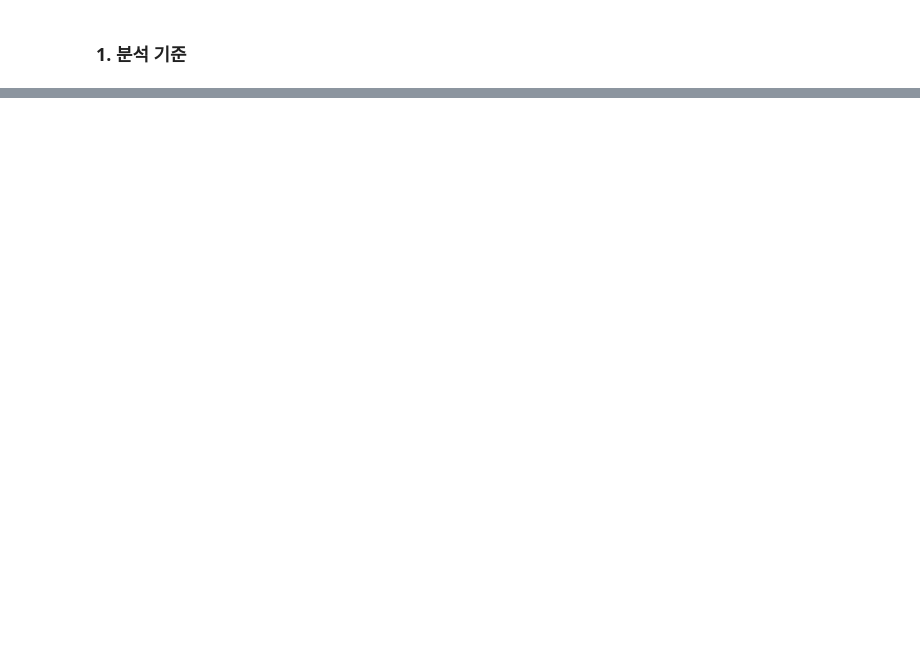
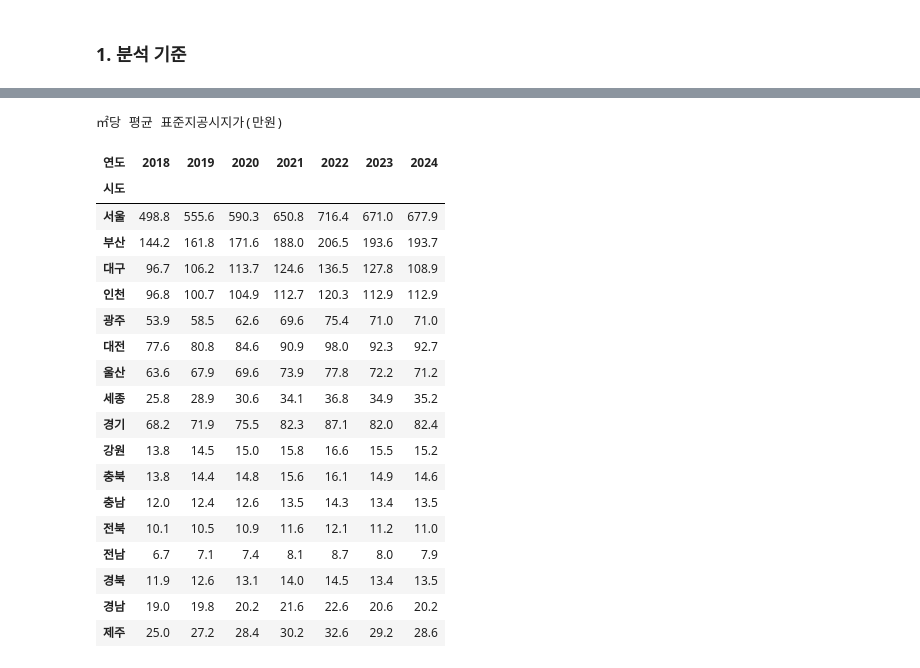
Before and after one commit to SID12g/uos-stat-data, a Jupyter notebook: 시도별 지가와 요양시설 잔여정원 상관관계/main.ipynb, the cells around one changed output, grey strips where cells are left out. Saved outputs shown, nothing was run; the diff lists cells and outputs as text; code cells hidden in the pictures; blank space fills up the shorter version.

```diff
--- a/시도별 지가와 요양시설 잔여정원 상관관계/main.ipynb
+++ b/시도별 지가와 요양시설 잔여정원 상관관계/main.ipynb
@@ -440,0 +151,72 @@ print("검증 통과")
+# %%
+def to_short(name):
+    """'서울Seoul', '서울 Seoul' 같은 표기를 '서울'로 맞춘다."""
+    return next(s for s in SIDO if str(name).startswith(s))
+
+
+facility_raw = pd.read_csv(FACILITY_FILE)
+facility = pd.DataFrame({
+    "연도": facility_raw["연도"],
+    "시도": facility_raw["시도"].map(to_short),
+    "정원": facility_raw["노인의료복지시설_노인요양시설_정원"] + facility_raw["노인의료복지시설_노인요양공동생활가정_정원"],
+    "현원": facility_raw["노인의료복지시설_노인요양시설_현원"] + facility_raw["노인의료복지시설_노인요양공동생활가정_현원"],
+})
+
+hospital_raw = pd.read_csv(HOSPITAL_FILE)
+hospital = pd.DataFrame({
+    "연도": hospital_raw["연도"],
+    "시도": hospital_raw["시도"].map(to_short),
+    "요양병원수": hospital_raw["병의원_요양병원"],
+})
+
+
+def land_file(year):
+    file_id, ext = LAND_FILE_IDS[year]
+    path = ASSET_DIR / f"국토교통부_표준지공시지가_{year}0101.{ext}"
+    if not path.exists():
+        url = ("https://www.data.go.kr/cmm/cmm/fileDownload.do"
+               f"?atchFileId={file_id}&fileDetailSn=1&insertDataPrcus=N")
+        with requests.get(url, stream=True, timeout=1800) as response:
+            response.raise_for_status()
+            with open(path, "wb") as f:
+                for chunk in response.iter_content(chunk_size=1 << 20):
+                    f.write(chunk)
+    return path
+
+
+land_frames = []
+for year in YEARS:
+    path = land_file(year)
+    encoding = "cp949" if year <= 2020 else "utf-8-sig"  # 2021년 파일부터 UTF-8
+    parcels = pd.read_csv(path, encoding=encoding, usecols=["시도명", "지목", "공시지가"])
+    parcels["시도"] = parcels["시도명"].map(SIDO_ALIAS)
+    assert parcels["시도"].notna().all() and (parcels["공시지가"] > 0).all()
+    summary = parcels.groupby("시도").agg(
+        표준지수=("공시지가", "size"), 평균_지가=("공시지가", "mean"), 중위_지가=("공시지가", "median"))
+    summary["대지_평균_지가"] = parcels.loc[parcels["지목"].eq("대")].groupby("시도")["공시지가"].mean()
+    land_frames.append(summary.reset_index().assign(연도=year))
+land = pd.concat(land_frames, ignore_index=True)
+
+display(land.pivot(index="시도", columns="연도", values="평균_지가").loc[SIDO].div(1e4)
+        .style.format("{:,.1f}").set_caption("㎡당 평균 표준지공시지가(만원)"))
+# %% [output]
+㎡당 평균 표준지공시지가(만원)
+| 연도 | 2018 | 2019 | 2020 | 2021 | 2022 | 2023 | 2024 |
+| 시도 |  |  |  |  |  |  |  |
+| 서울 | 498.8 | 555.6 | 590.3 | 650.8 | 716.4 | 671.0 | 677.9 |
+| 부산 | 144.2 | 161.8 | 171.6 | 188.0 | 206.5 | 193.6 | 193.7 |
+| 대구 | 96.7 | 106.2 | 113.7 | 124.6 | 136.5 | 127.8 | 108.9 |
+| 인천 | 96.8 | 100.7 | 104.9 | 112.7 | 120.3 | 112.9 | 112.9 |
+| 광주 | 53.9 | 58.5 | 62.6 | 69.6 | 75.4 | 71.0 | 71.0 |
+| 대전 | 77.6 | 80.8 | 84.6 | 90.9 | 98.0 | 92.3 | 92.7 |
+| 울산 | 63.6 | 67.9 | 69.6 | 73.9 | 77.8 | 72.2 | 71.2 |
+| 세종 | 25.8 | 28.9 | 30.6 | 34.1 | 36.8 | 34.9 | 35.2 |
+| 경기 | 68.2 | 71.9 | 75.5 | 82.3 | 87.1 | 82.0 | 82.4 |
+| 강원 | 13.8 | 14.5 | 15.0 | 15.8 | 16.6 | 15.5 | 15.2 |
+| 충북 | 13.8 | 14.4 | 14.8 | 15.6 | 16.1 | 14.9 | 14.6 |
+| 충남 | 12.0 | 12.4 | 12.6 | 13.5 | 14.3 | 13.4 | 13.5 |
+| 전북 | 10.1 | 10.5 | 10.9 | 11.6 | 12.1 | 11.2 | 11.0 |
+| 전남 | 6.7 | 7.1 | 7.4 | 8.1 | 8.7 | 8.0 | 7.9 |
+| 경북 | 11.9 | 12.6 | 13.1 | 14.0 | 14.5 | 13.4 | 13.5 |
+| 경남 | 19.0 | 19.8 | 20.2 | 21.6 | 22.6 | 20.6 | 20.2 |
+| 제주 | 25.0 | 27.2 | 28.4 | 30.2 | 32.6 | 29.2 | 28.6 |
```
Also changed, not shown: parts of 54 cells of this notebook, 17 other files.
